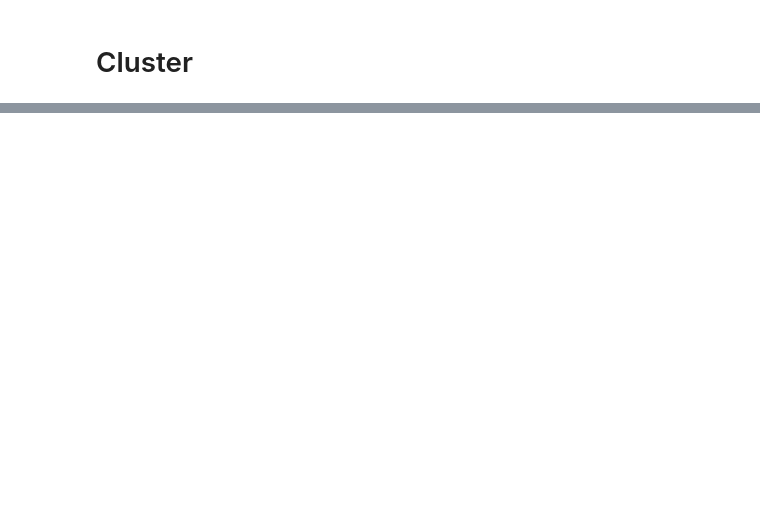
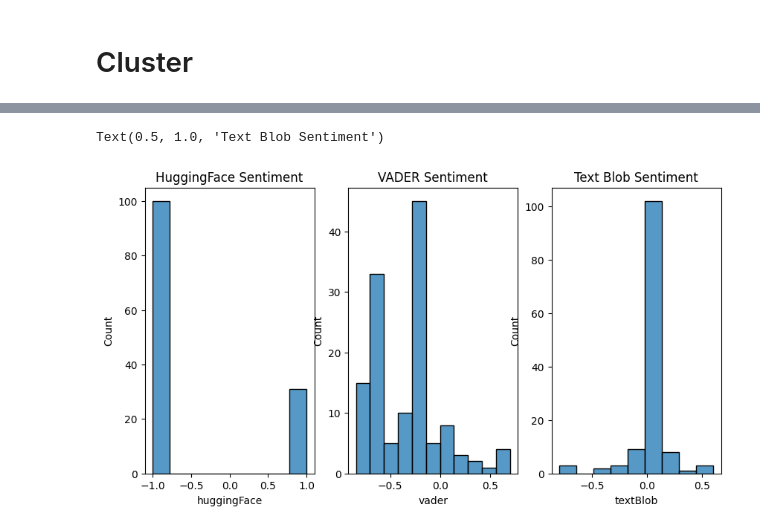
Before and after one commit to jjoycehu/poli-179, a Jupyter notebook: analysis.ipynb, the cells around one changed output, grey strips where cells are left out. Cells and saved outputs as stored; diff of their text form; code cells hidden in the pictures; blank space fills up the shorter version.

```diff
--- a/analysis.ipynb
+++ b/analysis.ipynb
@@ -396,0 +213,32 @@ Notes:
+# %%
+from transformers import pipeline
+from textblob import TextBlob
+import nltk
+from nltk.sentiment.vader import SentimentIntensityAnalyzer
+
+# adding sentiment score
+
+# hugging face
+sentiment_analysis = pipeline("sentiment-analysis",model="siebert/sentiment-roberta-large-english")
+
+df_bias['huggingFace'] = df_bias['processed_title'].str.join(' ').apply(sentiment_analysis)
+df_bias['huggingFace'] = df_bias['huggingFace'].apply(lambda x: -1 if x[0]['label'] == 'NEGATIVE' else 1)
+
+# textBlob
+def get_sentiment(text):
+    blob = TextBlob(text)
+    return blob.sentiment.polarity
+
+df_bias['textBlob'] = df_bias['processed_title'].str.join(' ').apply(get_sentiment)
+
+# VADER
+nltk.download('vader_lexicon')
+
+sia = SentimentIntensityAnalyzer()
+
+def get_vader_sentiment(text):
+    return sia.polarity_scores(text)['compound']
+
+df_bias['vader'] = df_bias['processed_title'].str.join(' ').apply(get_vader_sentiment)
+
+df_bias.head()
@@ -396,0 +255,14 @@ Notes:
+# %%
+fig, axes = plt.subplots(nrows=1, ncols=3, figsize=(10, 5))
+
+sns.histplot(df_bias['huggingFace'], ax=axes[0])
+axes[0].set_title('HuggingFace Sentiment')
+
+sns.histplot(df_bias['vader'], ax=axes[1])
+axes[1].set_title('VADER Sentiment')
+
+sns.histplot(df_bias['textBlob'], ax=axes[2])
+axes[2].set_title('Text Blob Sentiment')
+# %% [output]
+Text(0.5, 1.0, 'Text Blob Sentiment')
+[figure, added]
```
Also changed, not shown: parts of 55 cells of this notebook.
